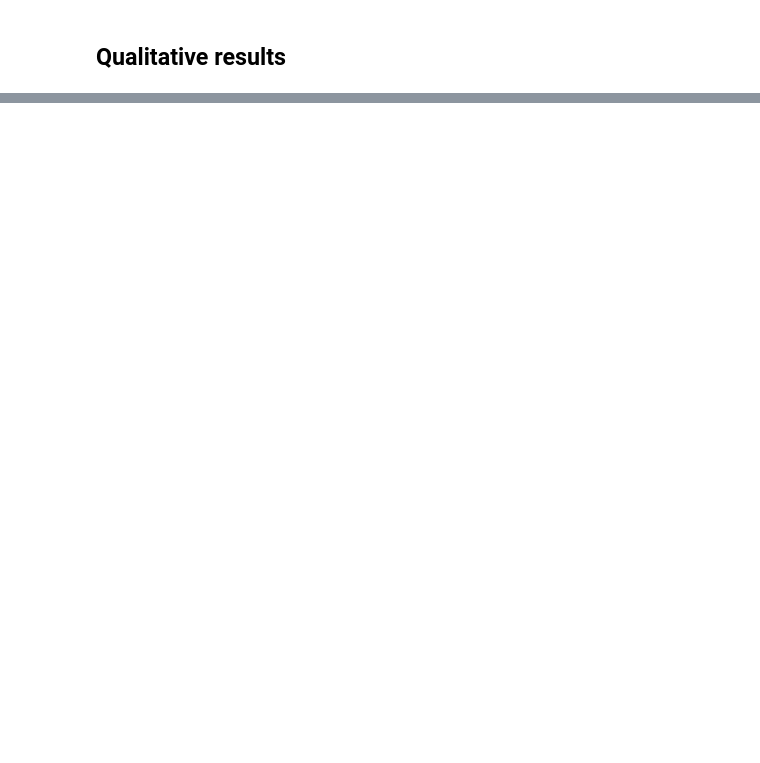
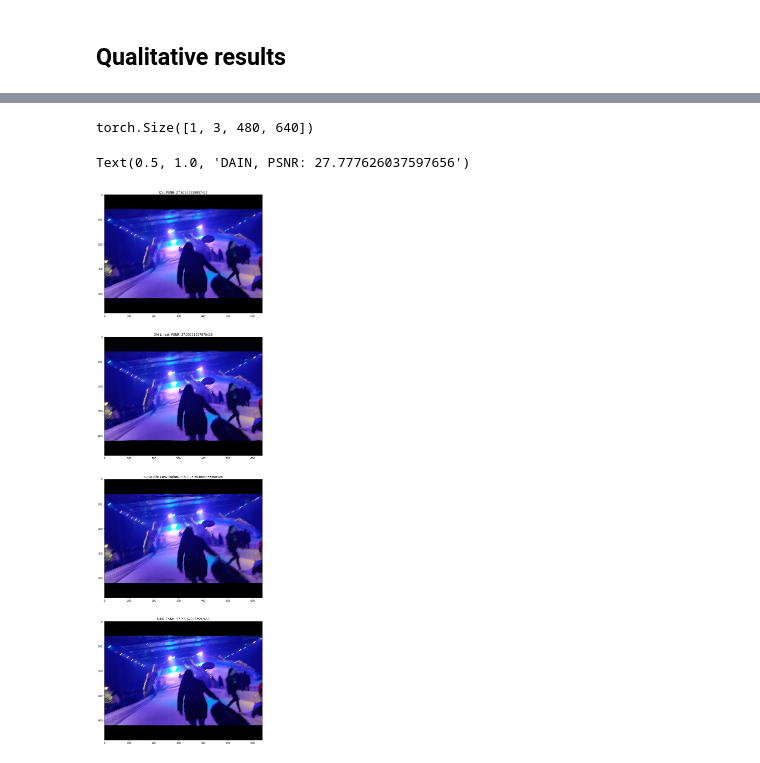
Before and after one commit to rwq/MSC_AI_Thesis_FI, a Jupyter notebook: notebook_createtable_results.ipynb, the cells around one changed output, grey strips where cells are left out. Cells and saved outputs as stored; diff of their text form; code cells hidden in the pictures; blank space fills up the shorter version.

```diff
--- a/notebook_createtable_results.ipynb
+++ b/notebook_createtable_results.ipynb
@@ -77,0 +115,32 @@ df
+# %%
+gt_frame.permute(2,0,1).unsqueeze(0)
+# %% [output]
+torch.Size([1, 3, 480, 640])
+# %%
+qvi_int = qvi_interpolate(input_frames, t=0.5)
+qvi_psnr = metrics.psnr(qvi_int.permute(2,0,1).unsqueeze(0), gt_frame.permute(2,0,1).unsqueeze(0)).item()
+# %%
+qvi_int_lin = qvi_interpolate(input_frames[1:3], t=0.5)
+qvi_lin_psnr = metrics.psnr(qvi_int_lin.permute(2,0,1).unsqueeze(0), gt_frame.permute(2,0,1).unsqueeze(0)).item()
+# %%
+sepconv_int = sepconv_interpolate(input_frames[1:3])
+sepconv_psnr = metrics.psnr(sepconv_int.permute(2,0,1).unsqueeze(0), gt_frame.permute(2,0,1).unsqueeze(0)).item()
+# %%
+dain_int = dain_interpolate(input_frames[1:3])
+dain_psnr = metrics.psnr(torch.from_numpy(dain_int).permute(2,0,1).unsqueeze(0), gt_frame.permute(2,0,1).unsqueeze(0)).item()
+# %%
+f, ax = plt.subplots(2,2, figsize=(40,40))
+ax[0,0].imshow(qvi_int.numpy().astype(int))
+ax[0,0].set_title(f'QVI, PSNR: {qvi_psnr}')
+
+ax[01].imshow(qvi_int_lin.numpy().astype(int))
+ax[1].set_title(f'QVI Linear, PSNR: {qvi_lin_psnr}')
+
+ax[2].imshow(sepconv_int.numpy().astype(int))
+ax[2].set_title(f'Separable Convolution, PSNR: {sepconv_psnr}')
+
+ax[3].imshow(dain_int.astype(int))
+ax[3].set_title(f'DAIN, PSNR: {dain_psnr}')
+# %% [output]
+Text(0.5, 1.0, 'DAIN, PSNR: 27.777626037597656')
+[figure, added]
```
Also changed, not shown: parts of 8 cells of this notebook.
